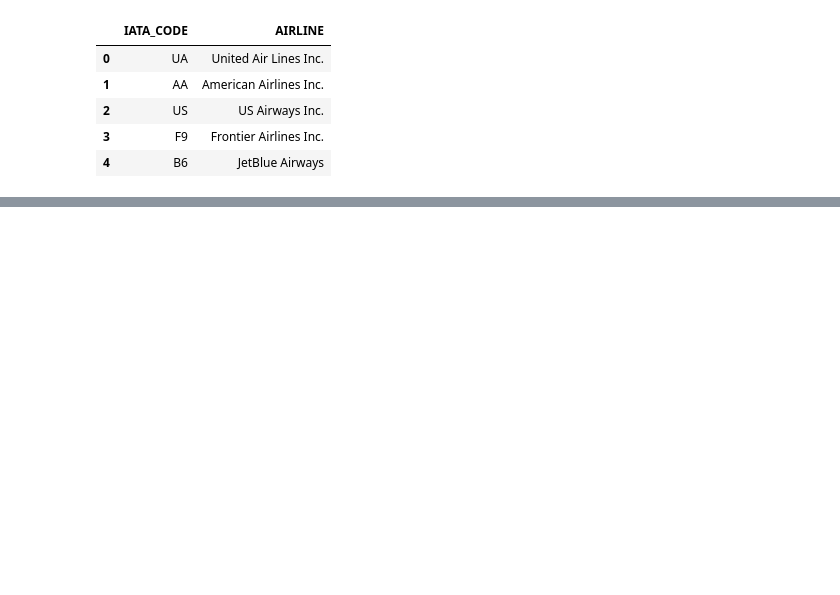
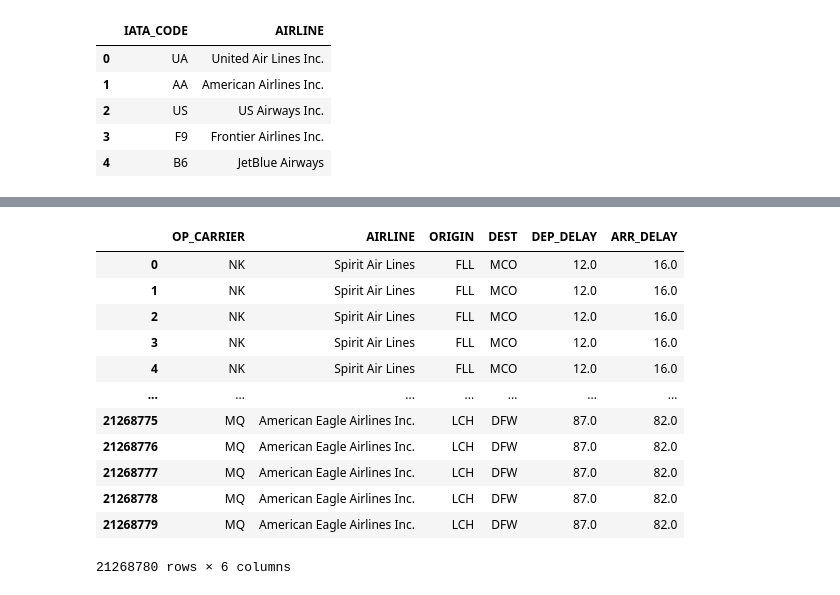
Before and after one commit to wjkaliman/ETL_Homework, a Jupyter notebook: ETL_Project.ipynb, the cells around one changed output, grey strips where cells are left out. Cells and saved outputs as stored; diff of their text form; code cells hidden in the pictures; blank space fills up the shorter version.

```diff
--- a/ETL_Homework_2.ipynb
+++ b/ETL_Project.ipynb
@@ -412,0 +406,16 @@ pd.read_sql_query('select * from delay_causes_2015 limit 5', con=engine).head()
+# %%
+pd.read_sql_query('select y."OP_CARRIER",a."AIRLINE", y."ORIGIN", y."DEST", y."DEP_DELAY", y."ARR_DELAY" from airline_info as a join year as y on a."IATA_CODE"=y."OP_CARRIER"', con=engine)
+# %% [output]
+|  | OP_CARRIER | AIRLINE | ORIGIN | DEST | DEP_DELAY | ARR_DELAY |
+| 0 | NK | Spirit Air Lines | FLL | MCO | 12.0 | 16.0 |
+| 1 | NK | Spirit Air Lines | FLL | MCO | 12.0 | 16.0 |
+| 2 | NK | Spirit Air Lines | FLL | MCO | 12.0 | 16.0 |
+| 3 | NK | Spirit Air Lines | FLL | MCO | 12.0 | 16.0 |
+| 4 | NK | Spirit Air Lines | FLL | MCO | 12.0 | 16.0 |
+| ... | ... | ... | ... | ... | ... | ... |
+| 21268775 | MQ | American Eagle Airlines Inc. | LCH | DFW | 87.0 | 82.0 |
+| 21268776 | MQ | American Eagle Airlines Inc. | LCH | DFW | 87.0 | 82.0 |
+| 21268777 | MQ | American Eagle Airlines Inc. | LCH | DFW | 87.0 | 82.0 |
+| 21268778 | MQ | American Eagle Airlines Inc. | LCH | DFW | 87.0 | 82.0 |
+| 21268779 | MQ | American Eagle Airlines Inc. | LCH | DFW | 87.0 | 82.0 |
+21268780 rows × 6 columns
```
Also changed, not shown: parts of 4 cells of this notebook, 1 other file.
